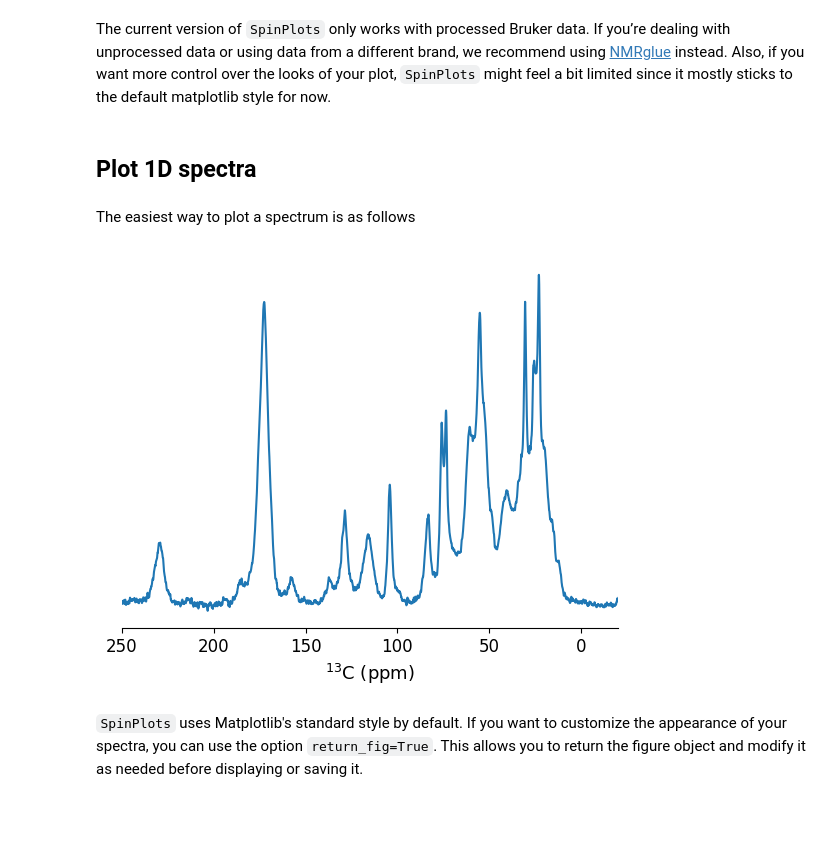
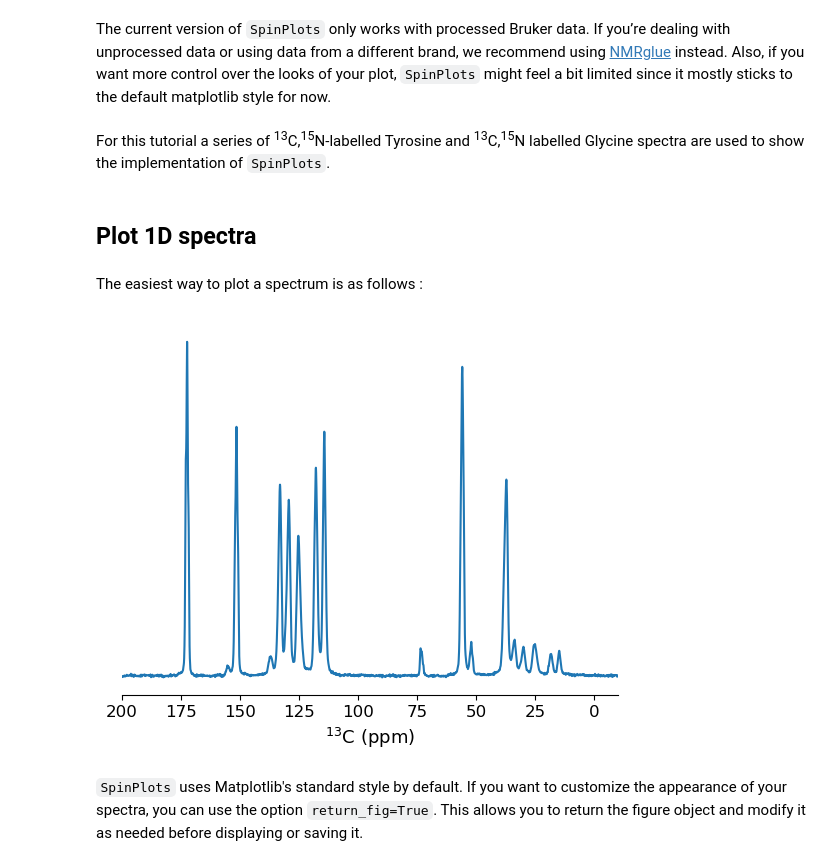
Before and after one commit to nuts-org/spinplots, a Jupyter notebook: docs/user_guide/easy_plots.ipynb, the cells around one changed output. Cells and saved outputs as stored; diff of their text form; code cells hidden in the pictures; blank space fills up the shorter version.

```diff
--- a/docs/user_guide/easy_plots.ipynb
+++ b/docs/user_guide/easy_plots.ipynb
@@ -1,15 +1,19 @@
 # %% [markdown]
 The current version of `SpinPlots` only works with processed Bruker data. If you’re dealing with unprocessed data or using data from a different brand, we recommend using [NMRglue](https://www.nmrglue.com/) instead. Also, if you want more control over the looks of your plot, `SpinPlots` might feel a bit limited since it mostly sticks to the default matplotlib style for now.
+# %% [markdown]
+For this tutorial a series of <sup>13</sup>C,<sup>15</sup>N-labelled Tyrosine and <sup>13</sup>C,<sup>15</sup>N labelled Glycine spectra are used to show the implementation of `SpinPlots`.
 # %%
 from spinplots.plot import bruker1d, bruker1d_grid, bruker2d
 # %% [markdown]
 ## Plot 1D spectra
 # %% [markdown]
-The easiest way to plot a spectrum is as follows
+The easiest way to plot a spectrum is as follows :
-# %%
-bruker1d(['../../data/1D/8/pdata/1'], xlim=(250, -20))
-# %% [output]
-[figure, removed]
+# %%
+bruker1d(['../../data/1D/20/pdata/1'], xlim=(200, -10))
+
+# Load a simple 1D spectrum of Tyrosine acquired at 9.4T using a MAS rate of 10kHz
+# %% [output]
+[figure, added]
 # %% [markdown]
 `SpinPlots` uses Matplotlib's standard style by default. If you want to customize the appearance of your spectra, you can use the option `return_fig=True`. This allows you to return the figure object and modify it as needed before displaying or saving it.
 # %%
```
Also changed, not shown: parts of 8 cells of this notebook.
